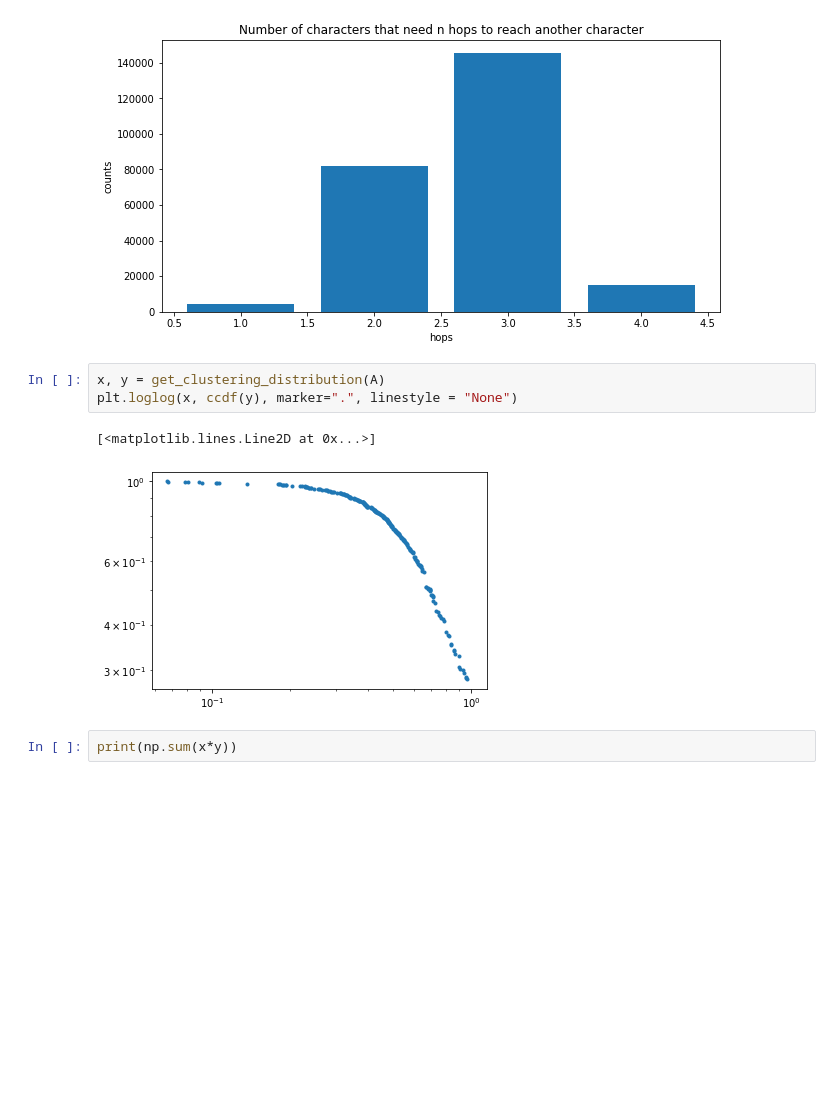
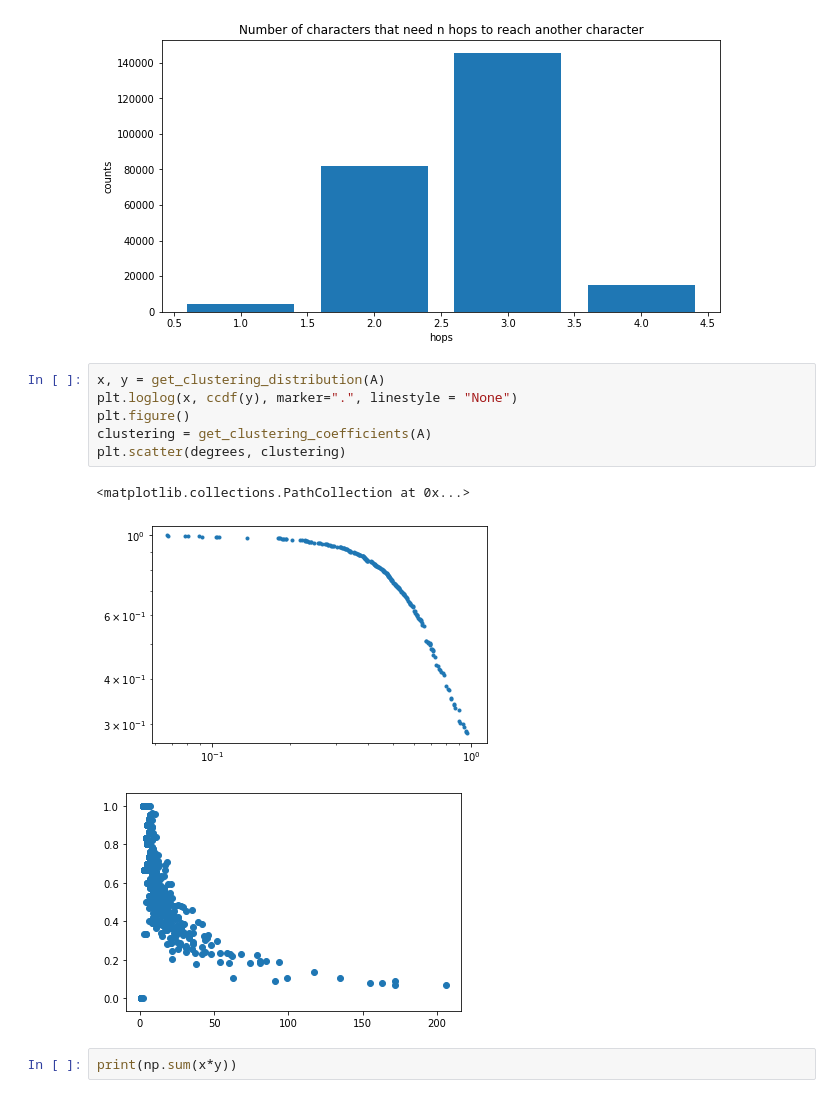
Before and after one commit to Dan8991/A-Storm-of-Nodes, a Jupyter notebook: got_network.ipynb, the cells around one changed output. Drawn from its saved outputs; the diff is of its cells as text; blank space fills up the shorter version.

```diff
--- a/got_network.ipynb
+++ b/got_network.ipynb
@@ -120,9 +120,13 @@ Text(0.5, 1.0, 'Number of characters that need n hops to reach another character
 # %%
 x, y = get_clustering_distribution(A)
 plt.loglog(x, ccdf(y), marker=".", linestyle = "None")
+plt.figure()
+clustering = get_clustering_coefficients(A)
+plt.scatter(degrees, clustering)
 # %% [output]
-[<matplotlib.lines.Line2D at 0x...>]
+<matplotlib.collections.PathCollection at 0x...>
 [figure]
+[figure, added]
 # %%
 print(np.sum(x*y))
 # %% [output]
```
Also changed, not shown: parts of 7 cells of this notebook.
